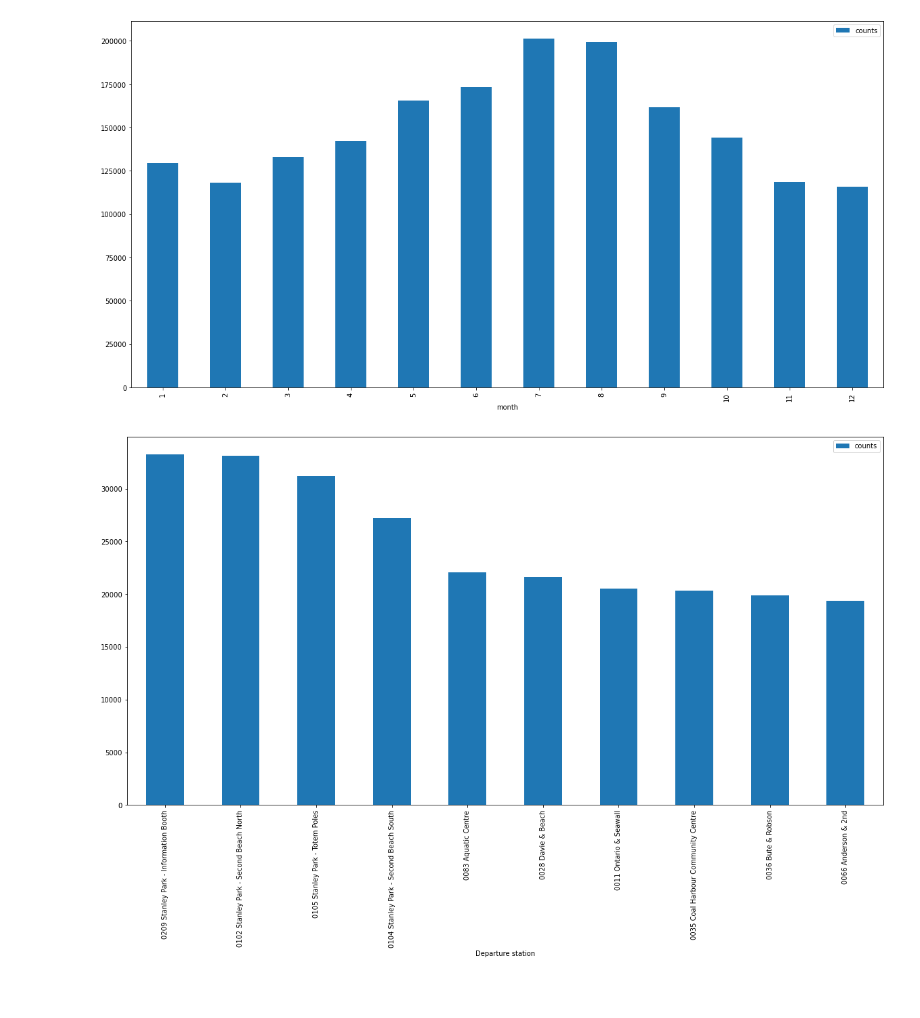
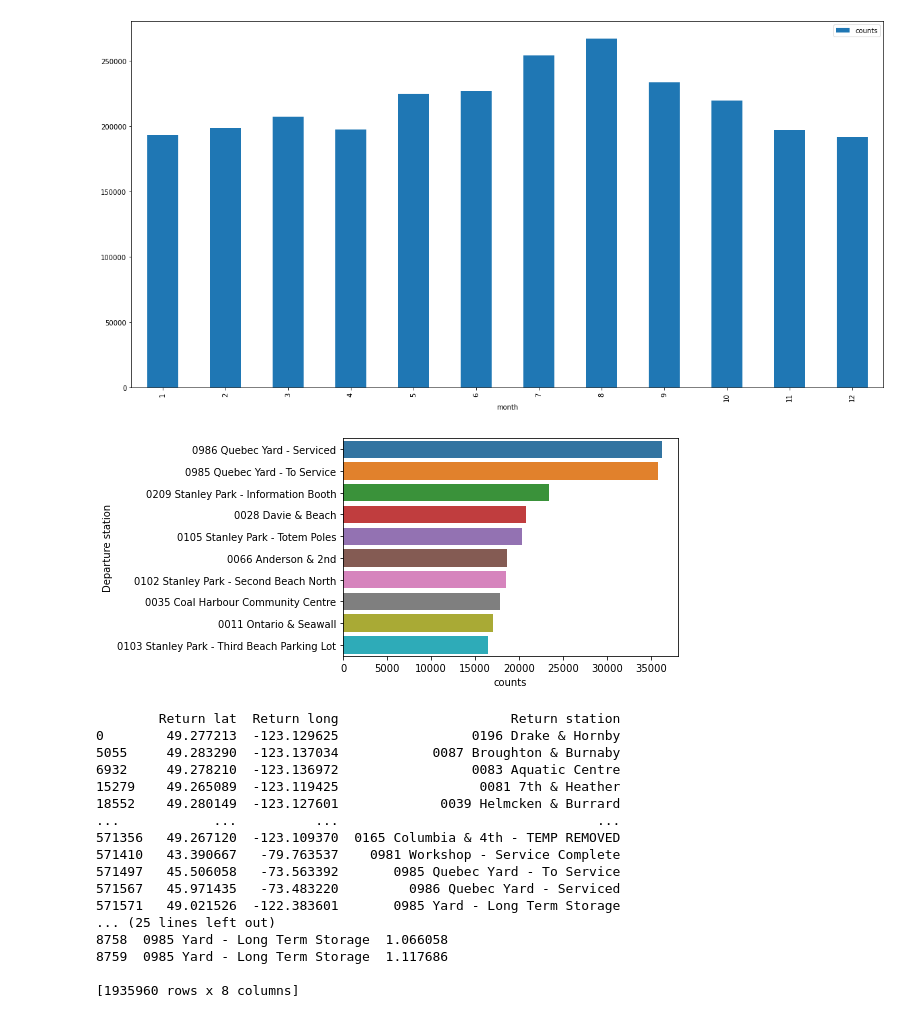
Before and after one commit to jefwang9/733_Final_Project, a Jupyter notebook: src/model.ipynb, the cells around one changed output. Drawn from its saved outputs; the diff is of its cells as text; code cells hidden in the pictures; blank space fills up the shorter version.

Commit message:
Update model.ipynb
Fit model for new data structure

```diff
--- a/src/model.ipynb
+++ b/src/model.ipynb
@@ -5,5 +6,9 @@ import matplotlib.pyplot as plt
 # %%
-data = pd.read_csv("../data/Mobi_System_Data_2020.csv", compression='zip').dropna()
+mobi_data = pd.read_csv("../data/Mobi_System_Data_2020.csv", compression='zip').dropna()
+geo_data = pd.read_csv('../data/geocodings.csv',index_col=0)
+data = mobi_data.merge(geo_data.rename({'lat':'Departure lat','long':'Departure long'},axis=1),left_on='Departure station',right_on='address').drop('address',axis=1)
+data = data.merge(geo_data.rename({'lat':'Return lat','long':'Return long'},axis=1),left_on='Return station',right_on='address').drop('address',axis=1)
+data.shape
 # data = data.loc[data["Departure postal code"].str.startswith("V6")]
 print(data.columns)
 data["time"] = pd.to_datetime(data["Departure"], format="%Y-%m-%d %H:%M:%S")
@@ -12,7 +17,7 @@ data["day"] = data["time"].dt.day
 data["month"] = data["time"].dt.month
 data["year"] = data["time"].dt.year
 
-train_data = data[["year", "month", "day", "hour", "Departure lat", "Departure long"]]
+# train_data = data[["year", "month", "day", "hour", "Departure lat", "Departure long"]]
 features_departure = ["year", "month", "day", "hour", "Departure lat", "Departure long"]
 train_data = data.groupby(features_departure).size().reset_index(name='counts')
 x = train_data[features_departure]
@@ -35,7 +41,7 @@ predict_data_departure = pd.DataFrame(data={
     "Departure lat": [],
     "Departure long": []})
 for row in stations.iterrows():
-    time = pd.date_range('2022-01-01', periods=8760, freq='H')
+    time = pd.date_range('2021-01-01', periods=8760, freq='H')
 
     station_data = pd.DataFrame(data={"time": time})
     station_data["hour"] = station_data["time"].dt.hour
@@ -84,10 +71,66 @@ hours.plot(kind='bar', figsize=(20, 10))
 # %%
 month = predict_data_departure[["month", "counts"]].groupby("month").sum()
-month.plot(kind='bar', figsize=(20, 10));
+month.plot(kind='bar', figsize=(20, 10), title="# of Return for each month");
 # %% [output]
-[figure, old version]
+[figure, new version]
 # %%
-stations = predict_data_departure[["Departure station", "counts"]].groupby("Departure station").sum()
-stations.sort_values(by="counts", ascending= False).head(10).plot(kind='bar', figsize=(20, 10));
+stations = predict_data_departure[["Departure station", "counts"]].groupby("Departure station").sum().reset_index()
+stations = stations.sort_values(by="counts", ascending= False).head(10)
+ax = sns.barplot(x="counts", y="Departure station", data=stations)
+ax.set(title="Top 10 departure stations")
+# stations.sort_values(by="counts", ascending= False).head(10).plot(kind='bar', figsize=(20, 10));
 # %% [output]
-[figure, old version]
+[figure, new version]
+# %%
+features_return = ["year", "month", "day", "hour", "Return lat", "Return long"]
+train_data = data.groupby(features_return).size().reset_index(name='counts')
+x = train_data[features_return]
+y = train_data["counts"]
+
+stations = data[["Return lat", "Return long", "Return station"]].drop_duplicates()
+print(stations)
+predict_data_return = pd.DataFrame(data={
+    "year": [],
+    "month": [],
+    "day": [],
+    "hour": [],
+    "Return lat": [],
+    "Return long": []})
+for row in stations.iterrows():
+    time = pd.date_range('2021-01-01', periods=8760, freq='H')
+
+    station_data = pd.DataFrame(data={"time": time})
+    station_data["hour"] = station_data["time"].dt.hour
+    station_data["day"] = station_data["time"].dt.day
+    station_data["month"] = station_data["time"].dt.month
+    station_data["year"] = station_data["time"].dt.year
+    station_data["Return lat"] = row[1]["Return lat"]
+    station_data["Return long"] = row[1]["Return long"]
+    station_data["Return station"] = row[1]["Return station"]
+    station_data = station_data.drop(columns=["time"])
+
+    predict_data_return = pd.concat([predict_data_return, station_data])
+predict_data_return[["year", "month", "day", "hour"]] = predict_data_return[["year", "month", "day", "hour"]].astype(int)
+
+model_return = XGBRegressor()
+model_return.fit(x, y)
+predict_data_return["counts"] = model_return.predict(predict_data_return[features_return])
+print(predict_data_return)
+# %% [output]
+        Return lat  Return long                      Return station
+0        49.277213  -123.129625                 0196 Drake & Hornby
+5055     49.283290  -123.137034            0087 Broughton & Burnaby
+6932     49.278210  -123.136972                 0083 Aquatic Centre
+15279    49.265089  -123.119425                  0081 7th & Heather
+18552    49.280149  -123.127601             0039 Helmcken & Burrard
+...            ...          ...                                 ...
+571356   49.267120  -123.109370  0165 Columbia & 4th - TEMP REMOVED
+571410   43.390667   -79.763537    0981 Workshop - Service Complete
+571497   45.506058   -73.563392       0985 Quebec Yard - To Service
+571567   45.971435   -73.483220         0986 Quebec Yard - Serviced
+571571   49.021526  -122.383601       0985 Yard - Long Term Storage
+... (25 lines left out)
+8758  0985 Yard - Long Term Storage  1.066058
+8759  0985 Yard - Long Term Storage  1.117686
+
+[1935960 rows x 8 columns]
```
Also changed, not shown: parts of 12 cells of this notebook.
